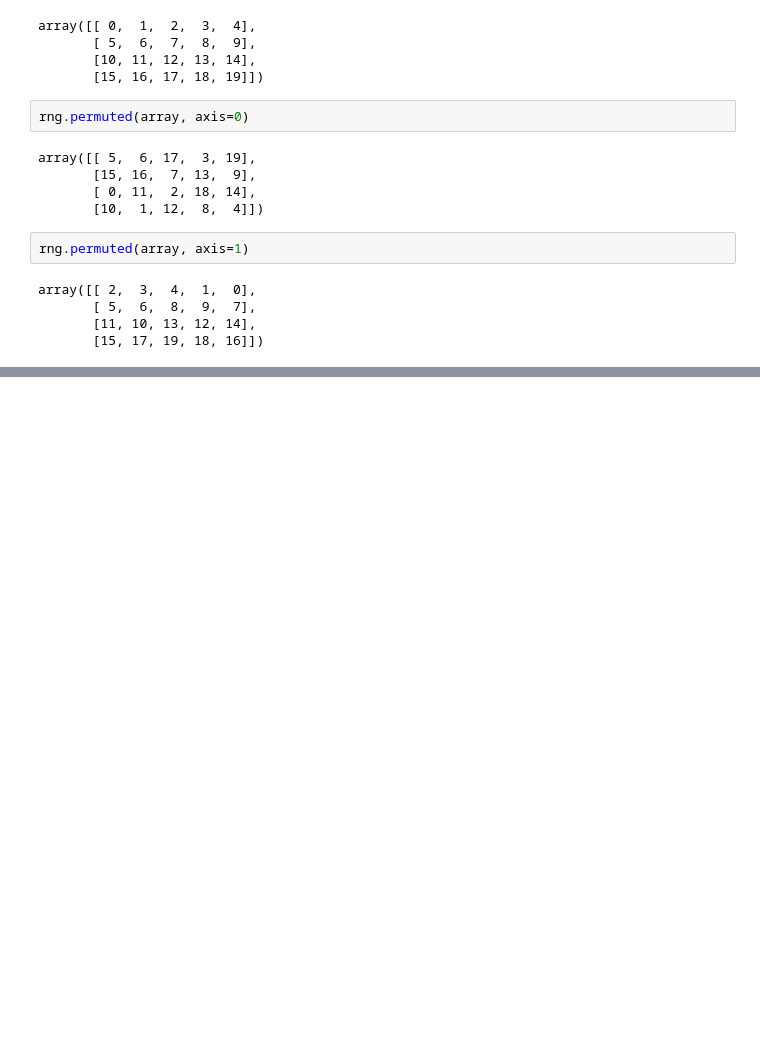
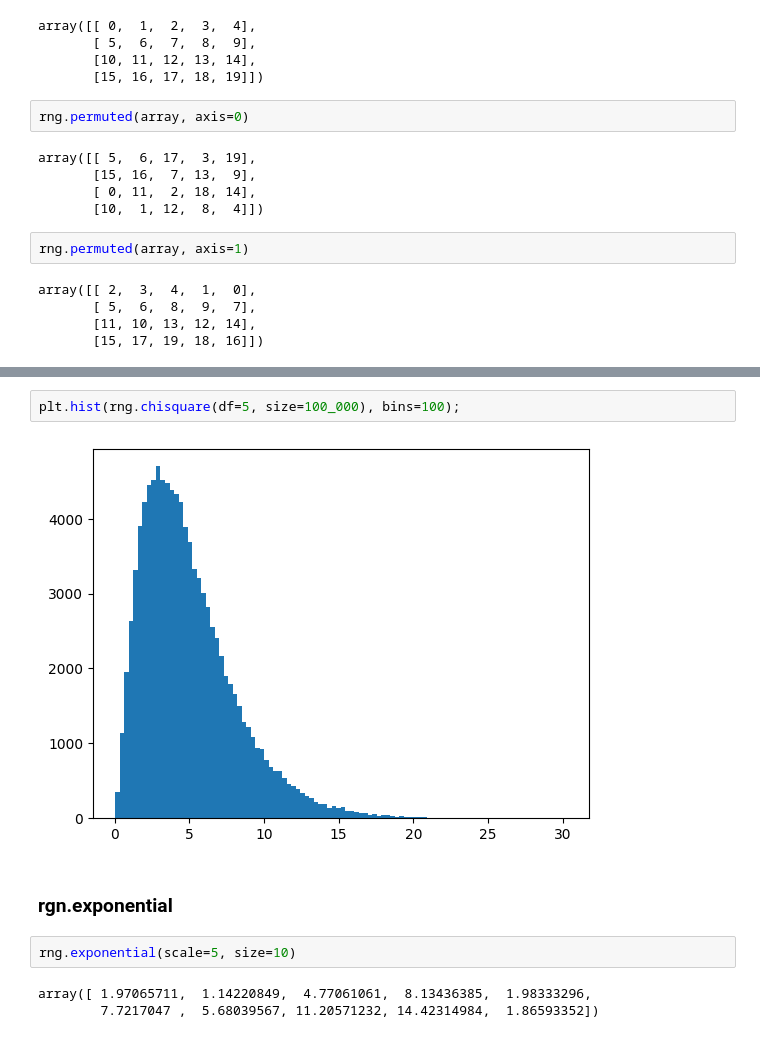
Before and after one commit to Joao-Inacio/NumPy-Essencial-para-Desenvolvedores-Python, a Jupyter notebook: 0.6_Numeros_aleatorios/num.ipynb, the cells around one changed output, grey strips where cells are left out. Cells and saved outputs as stored; diff of their text form; blank space fills up the shorter version.

```diff
--- a/0.6_Numeros_aleatorios/num.ipynb
+++ b/0.6_Numeros_aleatorios/num.ipynb
@@ -187,0 +218,11 @@ array([[ 2,  3,  4,  1,  0],
+# %%
+plt.hist(rng.chisquare(df=5, size=100_000), bins=100);
+# %% [output]
+[figure, added]
+# %% [markdown]
+### rgn.exponential
+# %%
+rng.exponential(scale=5, size=10)
+# %% [output]
+array([ 1.97065711,  1.14220849,  4.77061061,  8.13436385,  1.98333296,
+        7.7217047 ,  5.68039567, 11.20571232, 14.42314984,  1.86593352])
```
Also changed, not shown: parts of 11 cells of this notebook.
